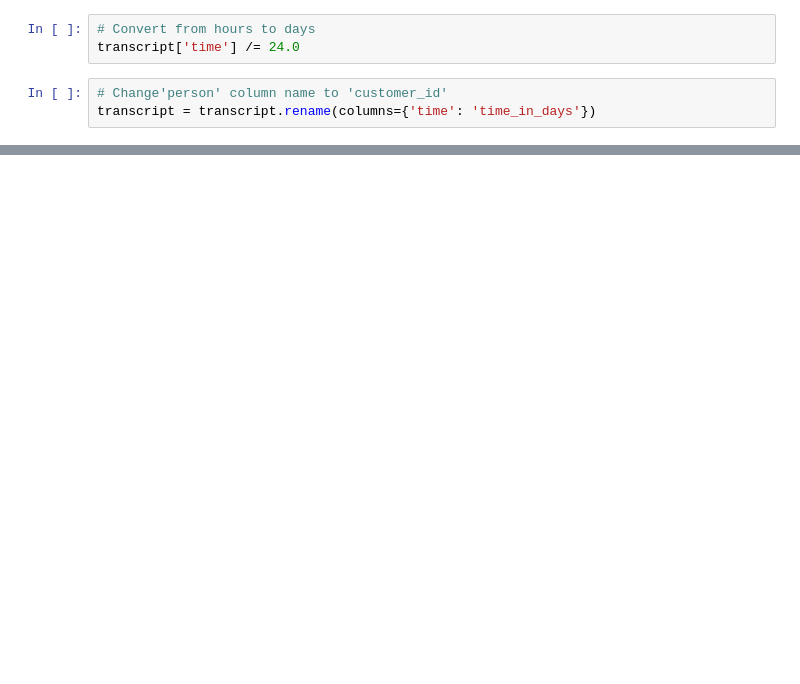
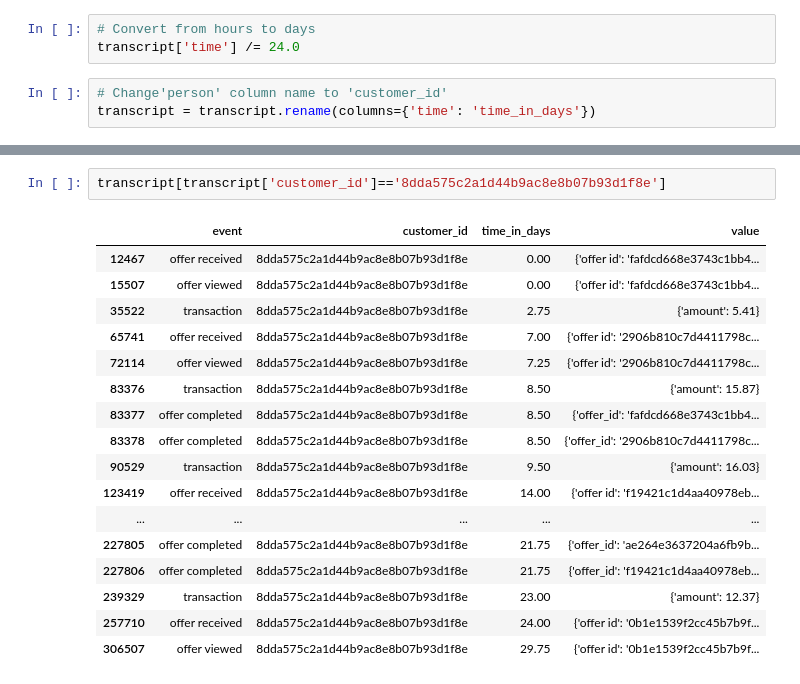
Before and after one commit to Arjunar92/Starbucks_Customer_Segmentation_Project, a Jupyter notebook: Starbucks_Capstone_notebook.ipynb, the cells around one changed output, grey strips where cells are left out. Saved outputs shown, nothing was run; the diff lists cells and outputs as text; blank space fills up the shorter version.

```diff
--- a/Starbucks_Capstone_notebook.ipynb
+++ b/Starbucks_Capstone_notebook.ipynb
@@ -280,0 +289,20 @@ transcript = transcript.rename(columns={'time': 'time_in_days'})
+# %%
+transcript[transcript['customer_id']=='8dda575c2a1d44b9ac8e8b07b93d1f8e']
+# %% [output]
+|  | event | customer_id | time_in_days | value |
+| 12467 | offer received | 8dda575c2a1d44b9ac8e8b07b93d1f8e | 0.00 | {'offer id': 'fafdcd668e3743c1bb4... |
+| 15507 | offer viewed | 8dda575c2a1d44b9ac8e8b07b93d1f8e | 0.00 | {'offer id': 'fafdcd668e3743c1bb4... |
+| 35522 | transaction | 8dda575c2a1d44b9ac8e8b07b93d1f8e | 2.75 | {'amount': 5.41} |
+| 65741 | offer received | 8dda575c2a1d44b9ac8e8b07b93d1f8e | 7.00 | {'offer id': '2906b810c7d4411798c... |
+| 72114 | offer viewed | 8dda575c2a1d44b9ac8e8b07b93d1f8e | 7.25 | {'offer id': '2906b810c7d4411798c... |
+| 83376 | transaction | 8dda575c2a1d44b9ac8e8b07b93d1f8e | 8.50 | {'amount': 15.87} |
+| 83377 | offer completed | 8dda575c2a1d44b9ac8e8b07b93d1f8e | 8.50 | {'offer_id': 'fafdcd668e3743c1bb4... |
+| 83378 | offer completed | 8dda575c2a1d44b9ac8e8b07b93d1f8e | 8.50 | {'offer_id': '2906b810c7d4411798c... |
+| 90529 | transaction | 8dda575c2a1d44b9ac8e8b07b93d1f8e | 9.50 | {'amount': 16.03} |
+| 123419 | offer received | 8dda575c2a1d44b9ac8e8b07b93d1f8e | 14.00 | {'offer id': 'f19421c1d4aa40978eb... |
+| ... | ... | ... | ... | ... |
+| 227805 | offer completed | 8dda575c2a1d44b9ac8e8b07b93d1f8e | 21.75 | {'offer_id': 'ae264e3637204a6fb9b... |
+| 227806 | offer completed | 8dda575c2a1d44b9ac8e8b07b93d1f8e | 21.75 | {'offer_id': 'f19421c1d4aa40978eb... |
+| 239329 | transaction | 8dda575c2a1d44b9ac8e8b07b93d1f8e | 23.00 | {'amount': 12.37} |
+| 257710 | offer received | 8dda575c2a1d44b9ac8e8b07b93d1f8e | 24.00 | {'offer id': '0b1e1539f2cc45b7b9f... |
+| 306507 | offer viewed | 8dda575c2a1d44b9ac8e8b07b93d1f8e | 29.75 | {'offer id': '0b1e1539f2cc45b7b9f... |
```
Also changed, not shown: parts of 16 cells of this notebook.
